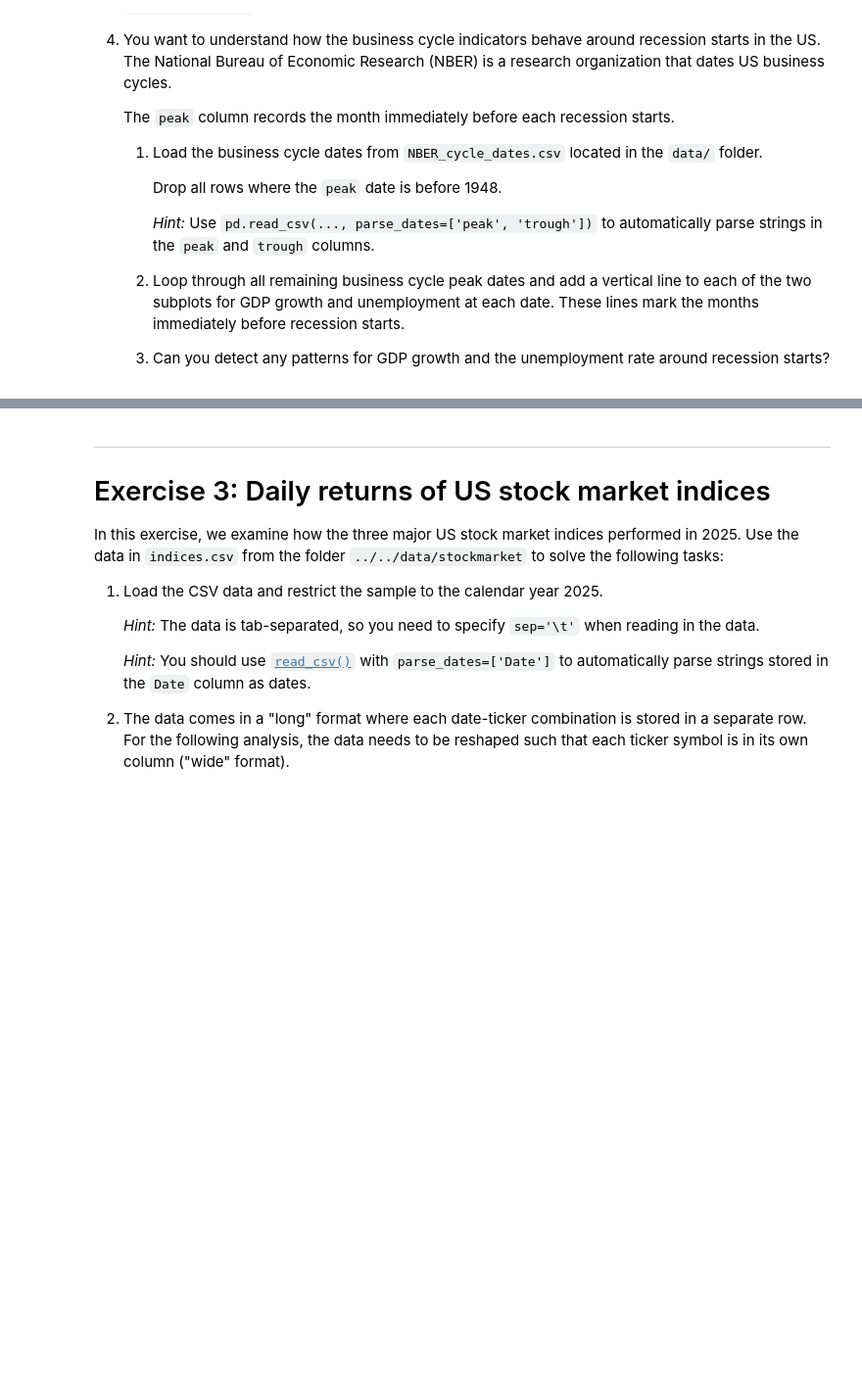
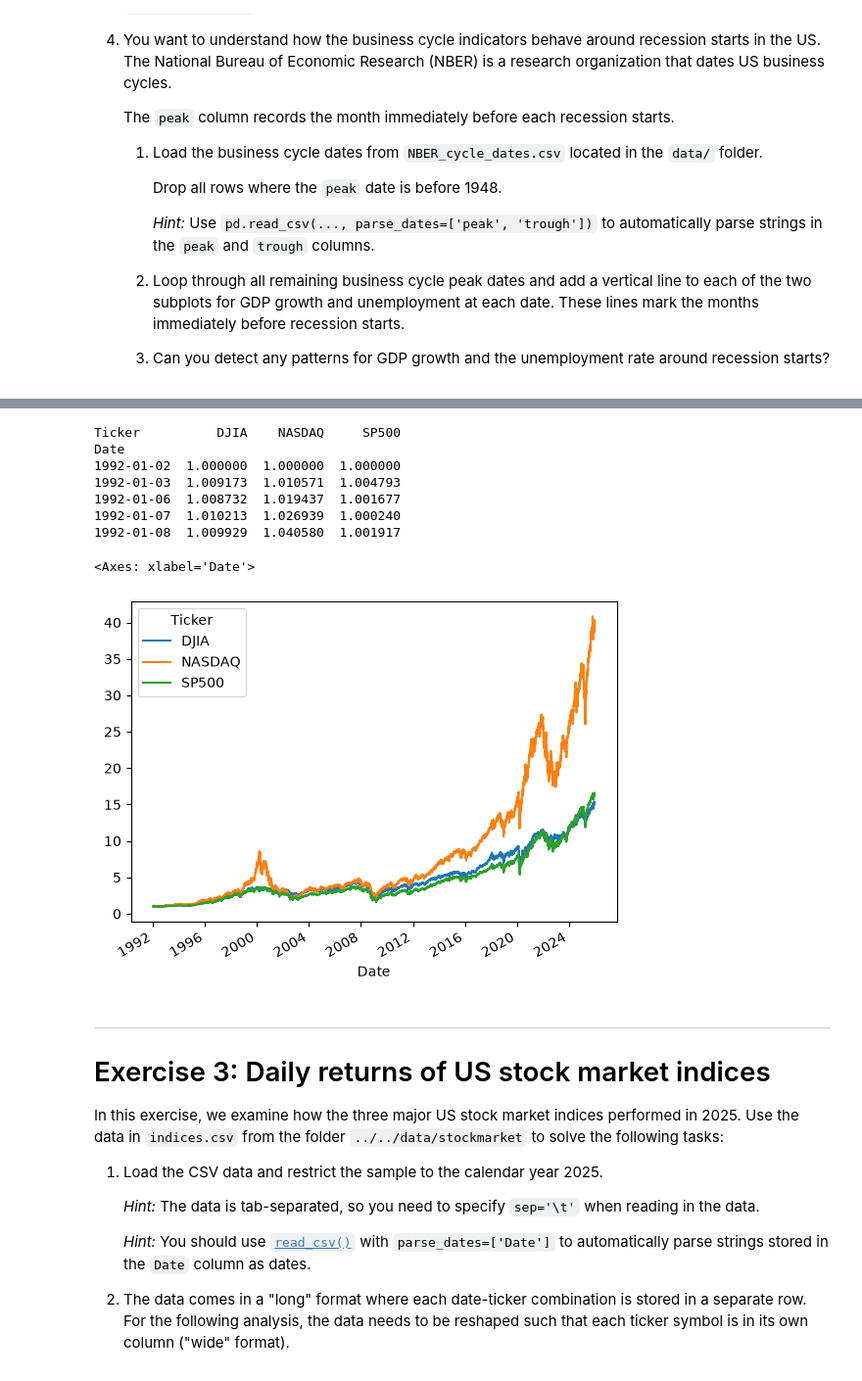
Before and after one commit to Tomas7215/TECH2-H26, a Jupyter notebook: workshops/workshop3/workshop3 pasty.ipynb, the cells around one changed output, grey strips where cells are left out. Shown at 98% size. Drawn from its saved outputs; the diff is of its cells as text; code cells hidden in the pictures; blank space fills up the shorter version.

```diff
--- a/workshops/workshop3/workshop3 pasty.ipynb
+++ b/workshops/workshop3/workshop3 pasty.ipynb
@@ -118,3 +242,18 @@ In this exercise, you are asked to plot two main business cycle indicators, GDP
+# %%
+df_norm = df_wide / df_wide.iloc[0]
+
+print(df_norm.head())
+df_norm.plot()
+# %% [output]
+Ticker          DJIA    NASDAQ     SP500
+Date
+1992-01-02  1.000000  1.000000  1.000000
+1992-01-03  1.009173  1.010571  1.004793
+1992-01-06  1.008732  1.019437  1.001677
+1992-01-07  1.010213  1.026939  1.000240
+1992-01-08  1.009929  1.040580  1.001917
+<Axes: xlabel='Date'>
+[figure, added]
 # %% [markdown]
 ***
 # Exercise 3: Daily returns of US stock market indices
```
Also changed, not shown: parts of 13 cells of this notebook.
